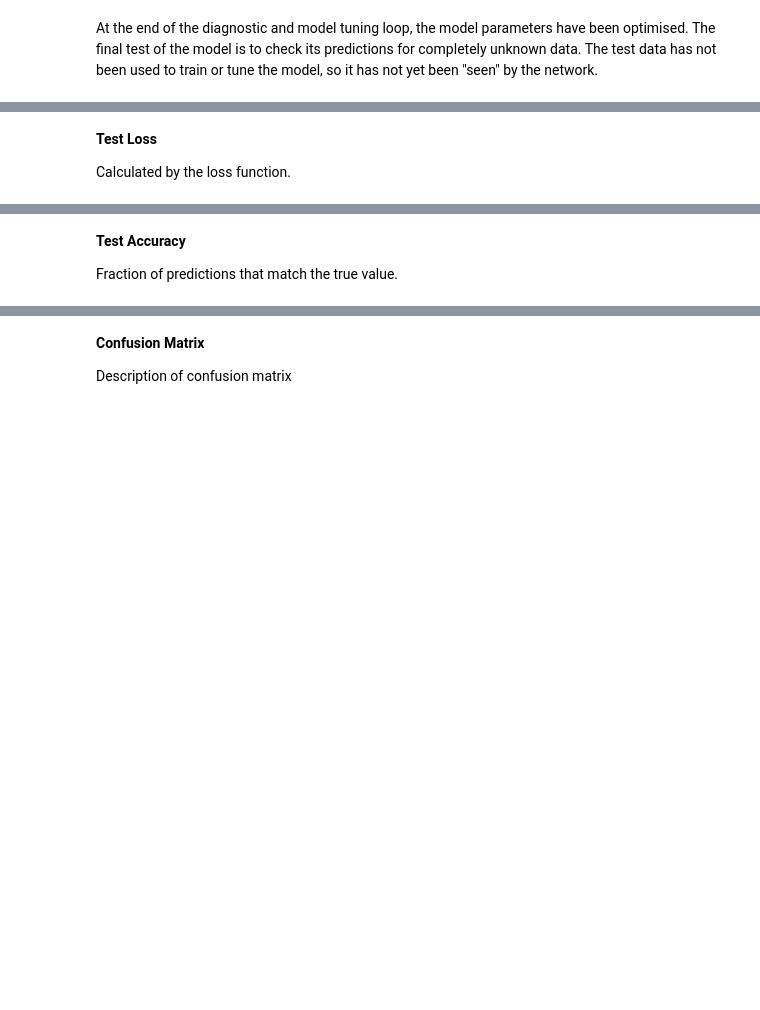
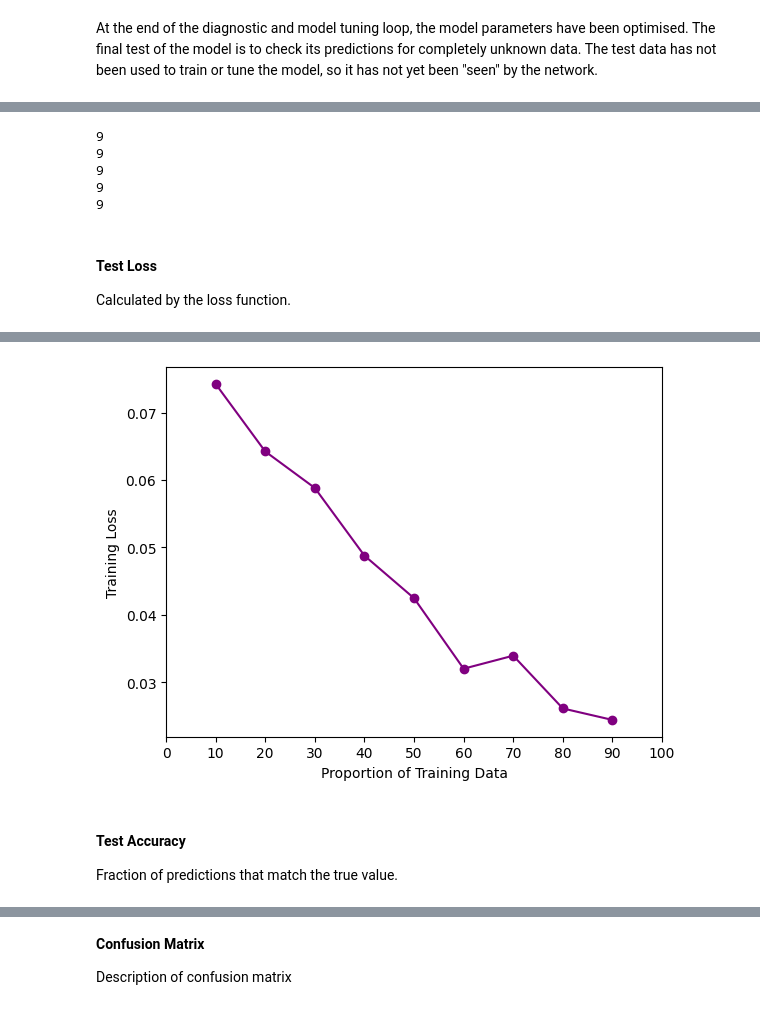
Before and after one commit to lysette-stubbs/ACT_Coursework_2, a Jupyter notebook: py/Q3_Folder/Q3_Research_Question.ipynb, the cells around one changed output, grey strips where cells are left out. Saved outputs shown, nothing was run; the diff lists cells and outputs as text; code cells hidden in the pictures; blank space fills up the shorter version.

Commit message:
Added loops over i for more efficient code Constructed training and testing loops for Part i

```diff
--- a/py/Q3_Folder/Q3_Research_Question.ipynb
+++ b/py/Q3_Folder/Q3_Research_Question.ipynb
@@ -1048,0 +1061,19 @@ all_y_labels = torch.cat(all_labels).numpy()
+# %%
+# for each set of training data
+# i.e. for each model 0-8 / 1-9
+# we want to evaluate it using the same set of testing data
+# and measure some evaluation metrics
+
+# 1. test loss
+# 2. accuracy
+# 3. roc-auc score
+# 4. f1 score
+# 5. confusion matrix ?
+# 6. classification report ?
+
+# set up empty lists to contain metric values for each model
+
+test_losses_A = []
+accuracy_A = []
+auc_scores_A = []
+f1_scores_A = []
@@ -1051,10 +1204,38 @@ all_y_labels = torch.cat(all_labels).numpy()
+# %%
+print(len(test_losses_A))
+print(len(accuracy_A))
+print(len(auc_scores_A))
+print(len(f1_scores_A))
+print(len(td_size))
+# %% [output]
+9
+9
+9
+9
+9
 # %% [markdown]
-__Test Loss__
+#### __Test Loss__
 
 Calculated by the loss function.
 # %%
-# average test loss calculated above
-# print the result
-print("Test Loss:")
-print(test_loss)
+# plot test_losses_A against td_size
+# 9 data points
+
+# create array for positions of xticks
+tens = [0, 10, 20, 30, 40, 50, 60, 70, 80, 90, 100]
+
+plt.figure() # new figure
+
+# plot the accuracy
+plt.plot(td_size, test_losses_A, '-o', c='purple');
+
+# format axes
+plt.xlim(0, 100) # values go from 10 to 90
+plt.xticks(tens) # ticks at each multiple of 10
+
+# add axis labels
+plt.xlabel("Proportion of Training Data");
+plt.ylabel("Training Loss");
+
+plt.show() # display figure
 # %% [output]
@@ -1063,5 +1242,6 @@ Test Loss:
+[figure, added]
 # %% [markdown]
-__Test Accuracy__
+#### __Test Accuracy__
 
 Fraction of predictions that match the true value.
 # %%
```
Also changed, not shown: parts of 33 cells of this notebook.
